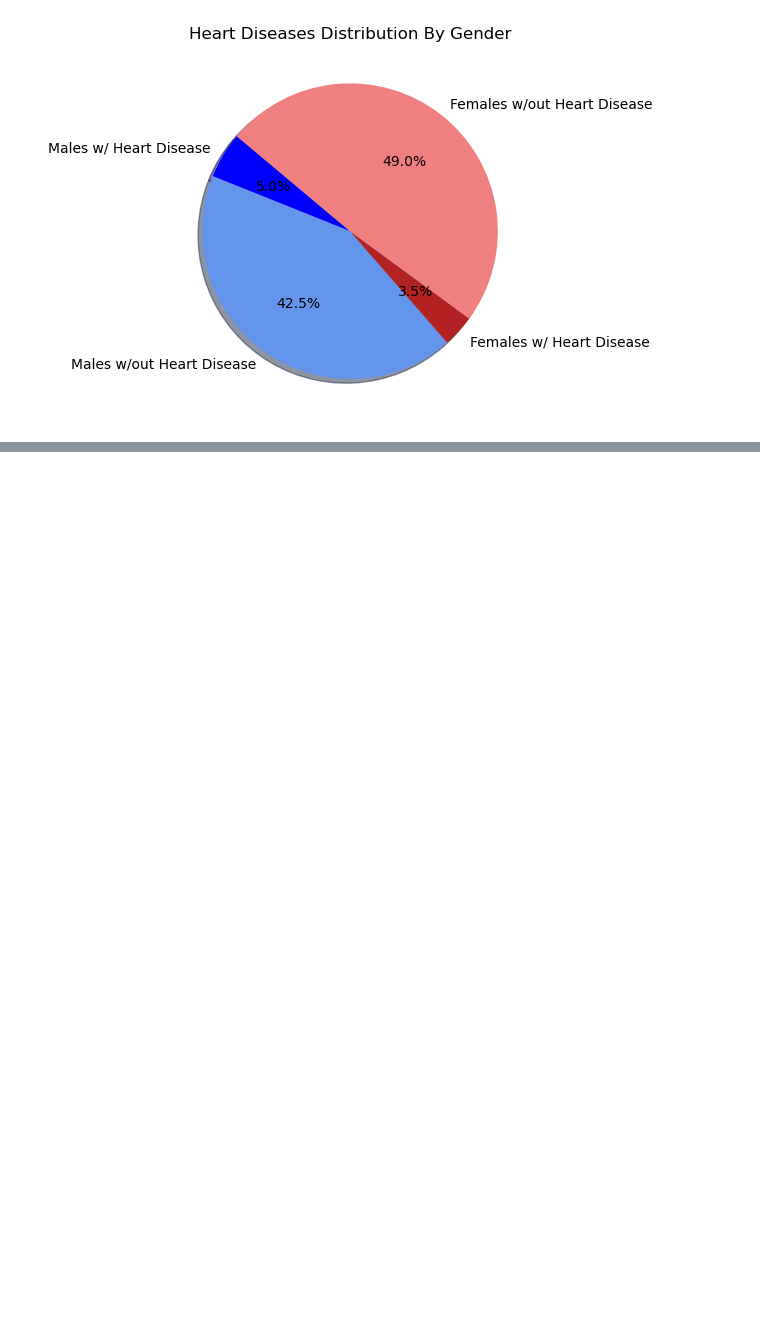
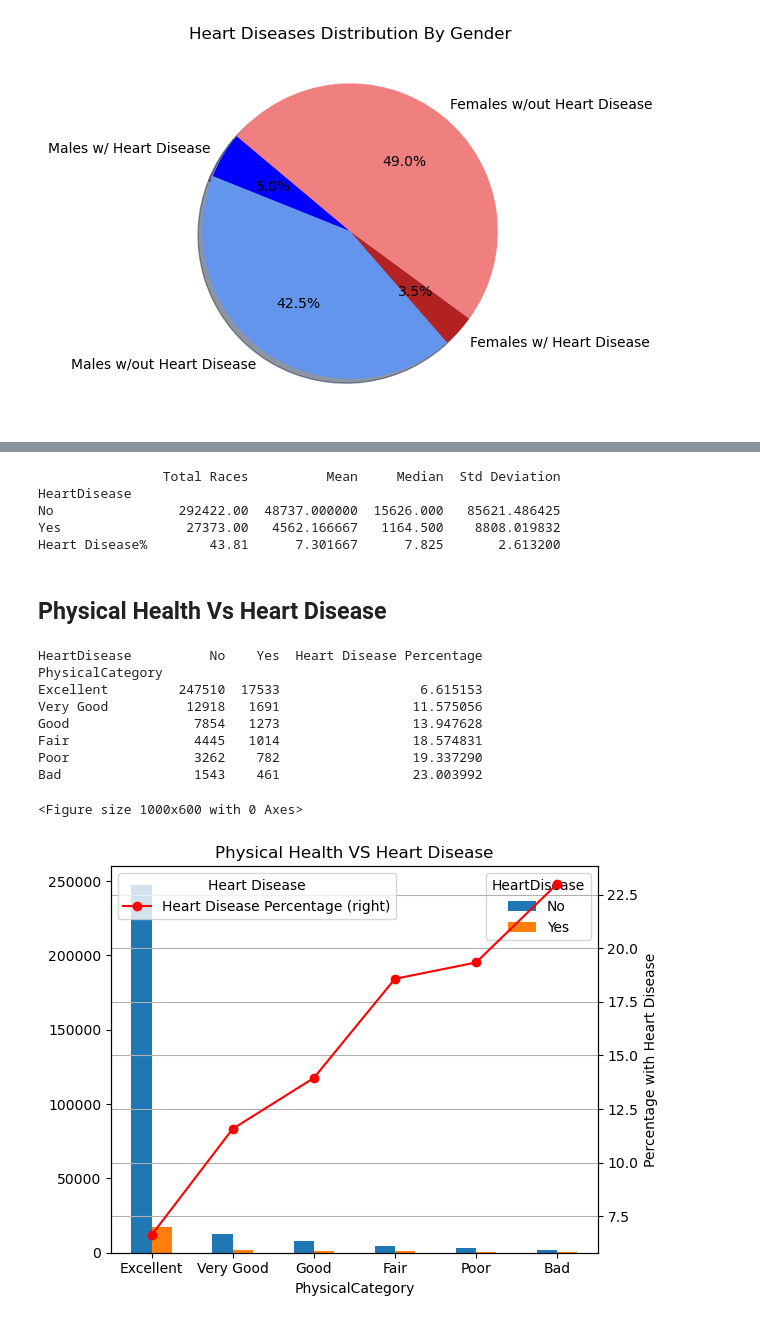
Before and after one commit to JaskiratSingh95/Project1_backup, a Jupyter notebook: Heart_disease_backup.ipynb, the cells around one changed output, grey strips where cells are left out. Saved outputs shown, nothing was run; the diff lists cells and outputs as text; code cells hidden in the pictures; blank space fills up the shorter version.

```diff
--- a/Heart_disease_backup.ipynb
+++ b/Heart_disease_backup.ipynb
@@ -108,0 +151,76 @@ plt.show()
+# %%
+total_cases = race_vs_heart.sum()
+
+# Mean number of heart disease cases across all racial groups
+mean_race = race_vs_heart.mean()
+
+# Median number of heart disease cases across all racial groups
+median_rase = race_vs_heart.median()
+
+# Standard deviation of heart disease cases across all racial groups
+std_race = race_vs_heart.std()
+
+# Summary statistics DataFrame
+summary_statistics = pd.DataFrame({
+    'Total Races': total_cases,
+    'Mean': mean_race ,
+    'Median': median_rase ,
+    'Std Deviation': std_race
+})
+
+print(summary_statistics)
+# %% [output]
+                Total Races          Mean     Median  Std Deviation
+HeartDisease
+No                292422.00  48737.000000  15626.000   85621.486425
+Yes                27373.00   4562.166667   1164.500    8808.019832
+Heart Disease%        43.81      7.301667      7.825       2.613200
+# %% [markdown]
+## Physical Health Vs Heart Disease
+# %%
+# Define bins and labels for physical health
+bins_Physical = [0, 5, 10, 15, 20, 25, 30]
+labels_Physical = ['Excellent', 'Very Good', 'Good', 'Fair', 'Poor', 'Bad']
+
+# Bin the 'PhysicalHealth' column
+data['PhysicalCategory'] = pd.cut(data['PhysicalHealth'], bins=bins_Physical, labels=labels_Physical, right=False)
+
+# Group by 'PhysicalCategory' and 'HeartDisease' and count
+Physical_vs_Health = data.groupby(['PhysicalCategory', 'HeartDisease'], observed=True).size().unstack(fill_value=0)
+total_count_per_category = Physical_vs_Health.sum(axis=1)
+
+# Calculate percentage of individuals with heart disease within each physical health category
+Physical_vs_Health['Heart Disease Percentage'] = (Physical_vs_Health['Yes'] / total_count_per_category) * 100
+
+print(Physical_vs_Health)
+Physical_vs_Health.to_csv("output/Physical_vs_HeartDisease.csv")
+
+plt.figure(figsize=(10, 6))
+ax = Physical_vs_Health[['No', 'Yes']].plot(kind='bar', stacked=False)
+Physical_vs_Health['Heart Disease Percentage'].plot(kind='line', marker='o', color='red', secondary_y=True)
+
+# Add labels and title for the bar chart
+plt.xlabel('Physical Health Category')
+plt.ylabel('Number of Patients')
+plt.title('Physical Health VS Heart Disease')
+
+# Add labels and title for the line chart
+plt.ylabel('Percentage with Heart Disease')
+plt.legend(title='Heart Disease', loc='upper left')
+plt.grid(axis='y')
+
+plt.xticks(rotation=45)
+plt.tight_layout()
+plt.savefig("output/Physical_vs_heartdisease.png")
+plt.show()
+# %% [output]
+HeartDisease          No    Yes  Heart Disease Percentage
+PhysicalCategory
+Excellent         247510  17533                  6.615153
+Very Good          12918   1691                 11.575056
+Good                7854   1273                 13.947628
+Fair                4445   1014                 18.574831
+Poor                3262    782                 19.337290
+Bad                 1543    461                 23.003992
+<Figure size 1000x600 with 0 Axes>
+[figure, added]
```
Also changed, not shown: parts of 13 cells of this notebook, 6 other files.
